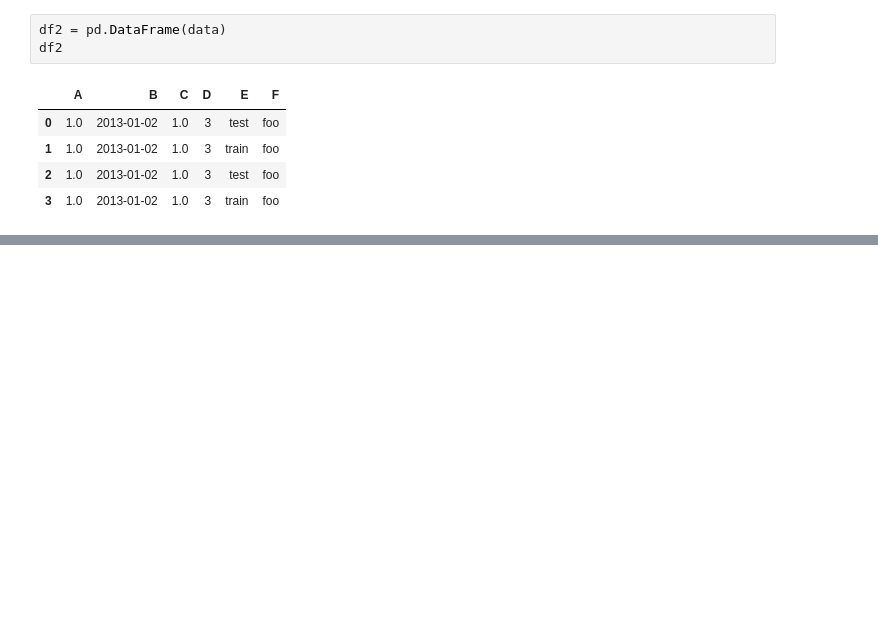
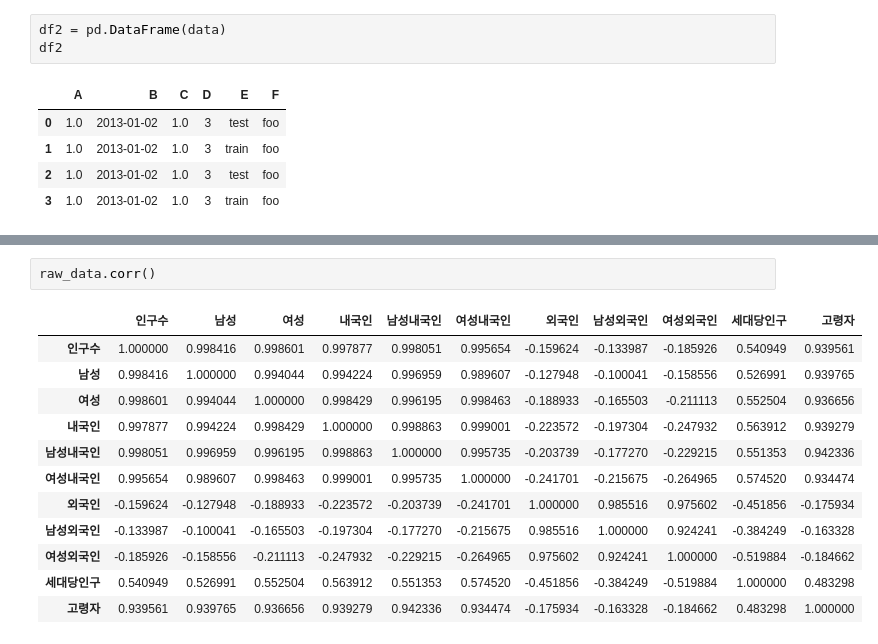
Before and after one commit to kimyk0120/pythonExa-2018-1, a Jupyter notebook: pythonExam2018-1/exam/source_code/01_Population_Seoul.ipynb, the cells around one changed output, grey strips where cells are left out. Cells and saved outputs as stored; diff of their text form; blank space fills up the shorter version.

```diff
--- a/pythonExam2018-1/exam/source_code/01_Population_Seoul.ipynb
+++ b/pythonExam2018-1/exam/source_code/01_Population_Seoul.ipynb
@@ -206,0 +287,15 @@ df2
+# %%
+raw_data.corr()
+# %% [output]
+|  | 인구수 | 남성 | 여성 | 내국인 | 남성내국인 | 여성내국인 | 외국인 | 남성외국인 | 여성외국인 | 세대당인구 | 고령자 |
+| 인구수 | 1.000000 | 0.998416 | 0.998601 | 0.997877 | 0.998051 | 0.995654 | -0.159624 | -0.133987 | -0.185926 | 0.540949 | 0.939561 |
+| 남성 | 0.998416 | 1.000000 | 0.994044 | 0.994224 | 0.996959 | 0.989607 | -0.127948 | -0.100041 | -0.158556 | 0.526991 | 0.939765 |
+| 여성 | 0.998601 | 0.994044 | 1.000000 | 0.998429 | 0.996195 | 0.998463 | -0.188933 | -0.165503 | -0.211113 | 0.552504 | 0.936656 |
+| 내국인 | 0.997877 | 0.994224 | 0.998429 | 1.000000 | 0.998863 | 0.999001 | -0.223572 | -0.197304 | -0.247932 | 0.563912 | 0.939279 |
+| 남성내국인 | 0.998051 | 0.996959 | 0.996195 | 0.998863 | 1.000000 | 0.995735 | -0.203739 | -0.177270 | -0.229215 | 0.551353 | 0.942336 |
+| 여성내국인 | 0.995654 | 0.989607 | 0.998463 | 0.999001 | 0.995735 | 1.000000 | -0.241701 | -0.215675 | -0.264965 | 0.574520 | 0.934474 |
+| 외국인 | -0.159624 | -0.127948 | -0.188933 | -0.223572 | -0.203739 | -0.241701 | 1.000000 | 0.985516 | 0.975602 | -0.451856 | -0.175934 |
+| 남성외국인 | -0.133987 | -0.100041 | -0.165503 | -0.197304 | -0.177270 | -0.215675 | 0.985516 | 1.000000 | 0.924241 | -0.384249 | -0.163328 |
+| 여성외국인 | -0.185926 | -0.158556 | -0.211113 | -0.247932 | -0.229215 | -0.264965 | 0.975602 | 0.924241 | 1.000000 | -0.519884 | -0.184662 |
+| 세대당인구 | 0.540949 | 0.526991 | 0.552504 | 0.563912 | 0.551353 | 0.574520 | -0.451856 | -0.384249 | -0.519884 | 1.000000 | 0.483298 |
+| 고령자 | 0.939561 | 0.939765 | 0.936656 | 0.939279 | 0.942336 | 0.934474 | -0.175934 | -0.163328 | -0.184662 | 0.483298 | 1.000000 |
```
Also changed, not shown: parts of 13 cells of this notebook, 5 other files.
